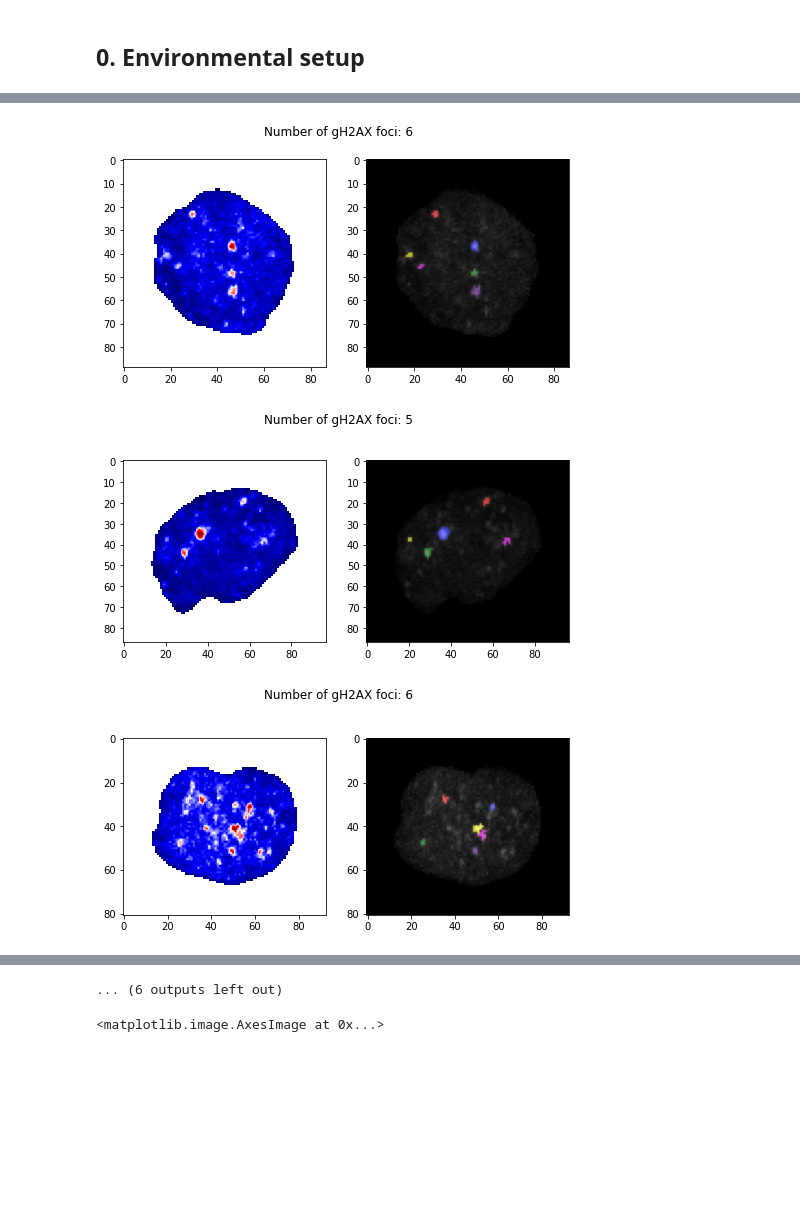
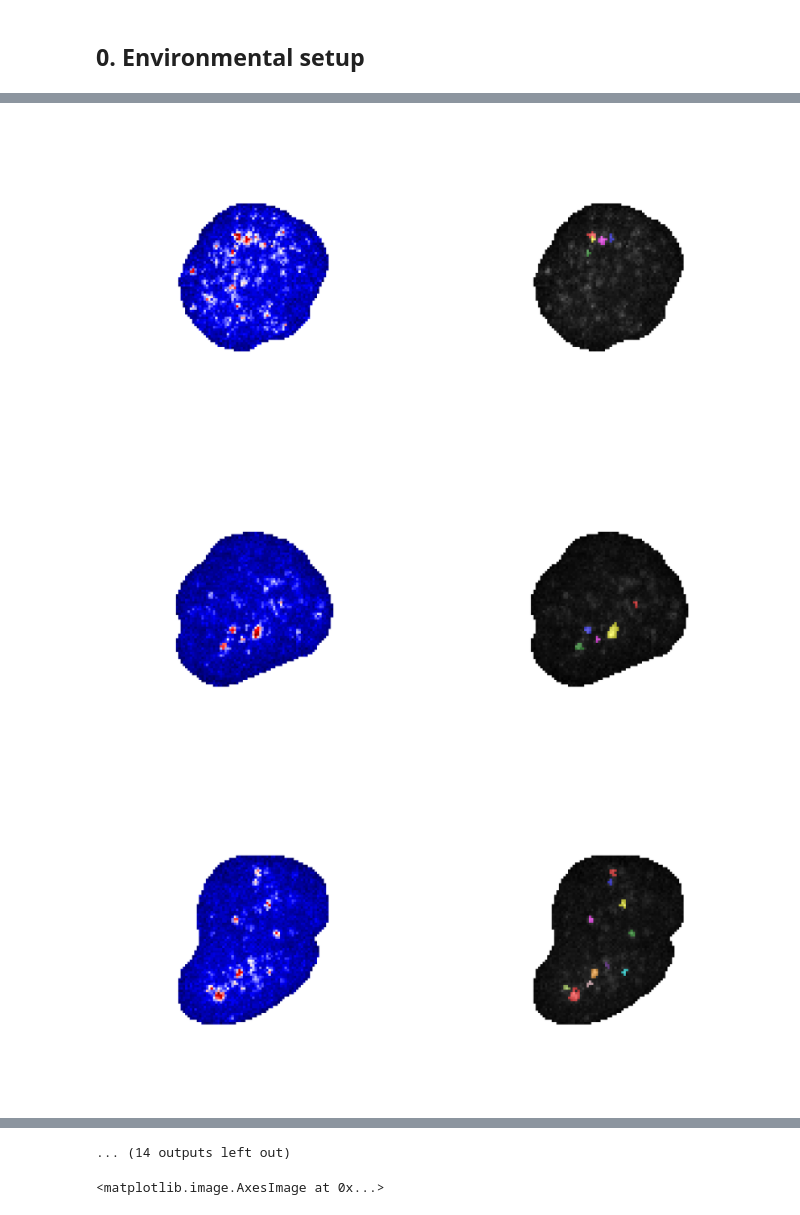
Before and after one commit to GVS-Lab/immune_cell_project, a Jupyter notebook: notebooks/other/gh2ax_spot_detection.ipynb, the cells around one changed output, grey strips where cells are left out. Cells and saved outputs as stored; diff of their text form; code cells hidden in the pictures; blank space fills up the shorter version.

Commit message:
multiple changes related to figure plotting

```diff
--- a/notebooks/other/gh2ax_spot_detection.ipynb
+++ b/notebooks/other/gh2ax_spot_detection.ipynb
@@ -19,6 +19,10 @@ from skimage.color import label2rgb
 from skimage.exposure import adjust_gamma, equalize_hist, rescale_intensity
 import cv2
 
+import matplotlib as mpl
+
+mpl.rcParams["figure.dpi"] = 600
+
 sys.path.append("../..")
 
 from src.utils.basic.io import get_file_list
@@ -29,0 +35,21 @@ import matplotlib.pyplot as plt
+# %%
+def padding(array, height, width):
+    """
+    :param array: numpy array
+    :param xx: desired height
+    :param yy: desirex width
+    :return: padded array
+    """
+
+    h = array.shape[0]
+    w = array.shape[1]
+
+    center_y = (height - h) // 2
+    pad_y = height - center_y - h
+
+    center_x = (width - w) // 2
+    pad_x = width - center_x - w
+
+    return np.pad(
+        array, pad_width=((center_y, pad_y), (center_x, pad_x)), mode="constant"
+    )
@@ -97,6 +125,8 @@ n_counts = 0
 for i in range(len(gh2ax_imgs)):
     img = gh2ax_imgs[i].max(axis=0)
     nuc_mask = masks[i].max(axis=0).astype(bool)
+    img = padding(img, 128, 128)
+    nuc_mask = padding(nuc_mask, 128, 128)
 
     filtered = filters.gaussian(img, sigma)
     filtered = img.copy()
@@ -120,35 +150,40 @@ for i in range(len(gh2ax_imgs)):
     peak_mask = np.zeros(filtered.shape, dtype=bool)
     peak_mask[tuple(coords.T)] = True
     markers, _ = ndi.label(peak_mask)
     labels = watershed(-filtered, markers, mask=foci_mask)
     labels = morphology.remove_small_objects(labels, min_size=min_size)
 
     n_counts += len(np.unique(labels)) - 2
-    labels = np.ma.array(labels, mask=~(masks[i].max(axis=0).astype(bool)))
+    labels = np.ma.array(
+        labels, mask=~(padding(masks[i].max(axis=0), 128, 128).astype(bool))
+    )
 
     if i % 20 == 0:
         fig, ax = plt.subplots(figsize=[8, 4], ncols=2)
         scaled = np.clip(
             (img - img.min()) / (img.max() - img.min()) * 255, 0, 255
         ).astype(np.uint8)
         ax = ax.flatten()
         ax[0].imshow(scaled, vmin=0, vmax=255, cmap="seismic")
 
         #         ax[1].imshow(filtered, cmap="seismic", vmin=0, vmax=255)
         #         ax[1].plot(coords[:, 1], coords[:, 0], "y.", markersize=4, markeredgewidth=2)
 
         labels = np.ma.filled(labels, fill_value=0)
         scaled = np.ma.filled(scaled, fill_value=0)
         scaled = label2rgb(
             labels, np.ma.filled(filtered, fill_value=0), alpha=0.5, bg_label=0
         )
+        scaled[~nuc_mask] = (1.0, 1.0, 1.0)
         ax[1].imshow(scaled)
-        fig.suptitle("Number of gH2AX foci: {}".format(len(np.unique(labels)) - 1))
+        ax[0].axis("off")
+        ax[1].axis("off")
+        # fig.suptitle("Number of gH2AX foci: {}".format(len(np.unique(labels)) - 1))
 
         plt.show()
         plt.close()
 print("Average counts: {}".format(n_counts / len(gh2ax_imgs)))
 # %% [output]
-[figure, old version]
+[figure, new version]
-[figure, old version]
+[figure, new version]
-[figure, old version]
+[figure, new version]
@@ -164,4 +199,4 @@ print("Average counts: {}".format(n_counts / len(gh2ax_imgs)))
-... (6 outputs left out)
+... (14 outputs left out)
 # %%
 plt.imshow(filtered - morphology.white_tophat(img, morphology.disk(1)))
 # %% [output]
```
Also changed, not shown: parts of 5 cells of this notebook, 1 other file.
